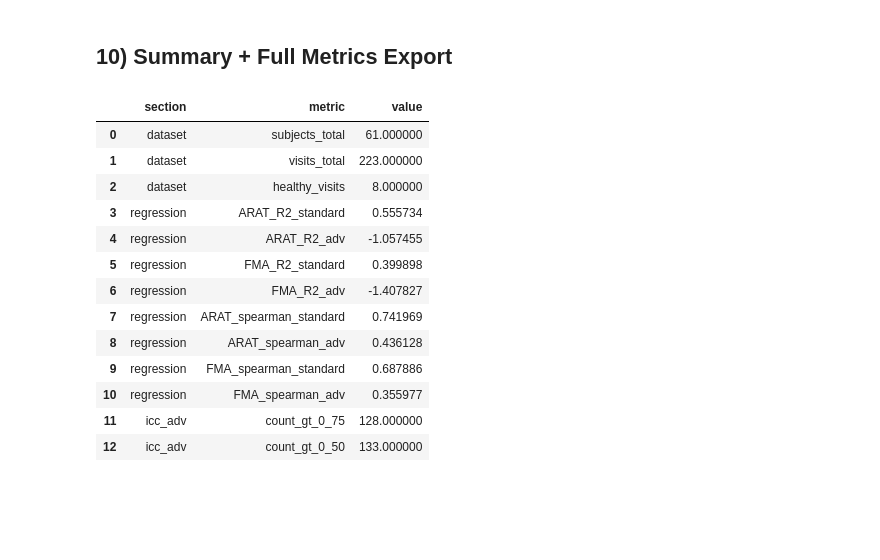
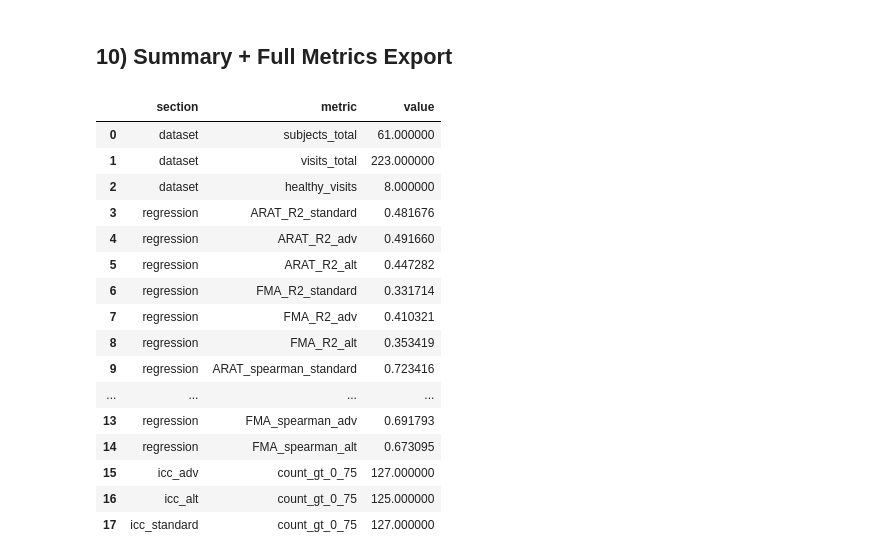
Before and after one commit to vpk-11/690r-project, a Jupyter notebook: biopm_irb_analysis.ipynb, the cells around one changed output. Drawn from its saved outputs; the diff is of its cells as text; code cells hidden in the pictures; blank space fills up the shorter version.

```diff
--- a/biopm_irb_analysis.ipynb
+++ b/biopm_irb_analysis.ipynb
@@ -21,7 +19,9 @@ sys.path.insert(0, BIOPM_ROOT)
 
 STD_LEGACY = "features/biopm_features_legacy_schema.npz"
 ADV_LEGACY = "features/biopm_features_legacy_schema_adv.npz"
+ALT_LEGACY = "features/biopm_features_legacy_schema_alt.npz"
 ADV_WIN    = "features/biopm_features_adv.npz"
+ALT_WIN    = "features/biopm_features_alt.npz"
 RESULTS    = "outputs"
 os.makedirs(f"{RESULTS}/figures", exist_ok=True)
 os.makedirs(f"{RESULTS}/metrics", exist_ok=True)
@@ -78,13 +78,15 @@ def load_legacy(path):
 
 def quality(name, X):
     print(f"{name}: shape={X.shape}, NaN={np.isnan(X).sum()}, zero_rows={(np.abs(X)<1e-8).all(axis=1).sum()}")
-    print(f"  acc mean [0:64]  abs={np.abs(X[:,0:64]).mean():.5f}")
+    print(f"  acc mean [0:64]   abs={np.abs(X[:,0:64]).mean():.5f}")
     print(f"  acc std  [64:128] abs={np.abs(X[:,64:128]).mean():.5f}")
     print(f"  grav     [128:]   abs={np.abs(X[:,128:]).mean():.5f}")
 
 std = load_legacy(STD_LEGACY)
 adv = load_legacy(ADV_LEGACY)
+alt = load_legacy(ALT_LEGACY)
 quality('Standard', std['X'])
 quality('Adv', adv['X'])
+quality('Alt', alt['X'])
 # %% [output]
 Standard: shape=(198, 1028), NaN=0, zero_rows=0
@@ -172,13 +178,25 @@ res_adv_fma  = loso_regression(adv['X'], adv['fma'],  adv['pids'], label='Adv ->
 res_adv_arat_pca = loso_regression_pca(adv['X'], adv['arat'], adv['pids'], label='Adv -> ARAT')
 res_adv_fma_pca  = loso_regression_pca(adv['X'], adv['fma'],  adv['pids'], label='Adv -> FMA')
 
-fig,ax=plt.subplots(1,2,figsize=(10,4))
-plot_pred(ax[0],res_adv_arat['y_true'],res_adv_arat['y_pred'],'Adv ARAT')
-plot_pred(ax[1],res_adv_fma['y_true'],res_adv_fma['y_pred'],'Adv FMA')
-plt.tight_layout(); plt.savefig('outputs/figures/regression_adv.png',dpi=150); plt.show()
+res_alt_arat = loso_regression(alt['X'], alt['arat'], alt['pids'], label='Alt -> ARAT')
+res_alt_fma  = loso_regression(alt['X'], alt['fma'],  alt['pids'], label='Alt -> FMA')
+res_alt_arat_pca = loso_regression_pca(alt['X'], alt['arat'], alt['pids'], label='Alt -> ARAT')
+res_alt_fma_pca  = loso_regression_pca(alt['X'], alt['fma'],  alt['pids'], label='Alt -> FMA')
+
+fig,ax=plt.subplots(2,2,figsize=(10,8))
+plot_pred(ax[0,0],res_adv_arat['y_true'],res_adv_arat['y_pred'],'Adv ARAT')
+plot_pred(ax[0,1],res_adv_fma['y_true'],res_adv_fma['y_pred'],'Adv FMA')
+plot_pred(ax[1,0],res_alt_arat['y_true'],res_alt_arat['y_pred'],'Alt ARAT')
+plot_pred(ax[1,1],res_alt_fma['y_true'],res_alt_fma['y_pred'],'Alt FMA')
+plt.tight_layout(); plt.savefig('outputs/figures/regression_adv_alt.png',dpi=150); plt.show()
 
 pd.DataFrame([
     {'target':'ARAT','pipeline':'Adv','r2':res_adv_arat['r2'],'rmse':res_adv_arat['rmse'],'spearman_r':res_adv_arat['spearman_r']},
     {'target':'FMA','pipeline':'Adv','r2':res_adv_fma['r2'],'rmse':res_adv_fma['rmse'],'spearman_r':res_adv_fma['spearman_r']},
 ]).to_csv('outputs/metrics/regression_adv.csv',index=False)
+
+pd.DataFrame([
+    {'target':'ARAT','pipeline':'Alt','r2':res_alt_arat['r2'],'rmse':res_alt_arat['rmse'],'spearman_r':res_alt_arat['spearman_r']},
+    {'target':'FMA','pipeline':'Alt','r2':res_alt_fma['r2'],'rmse':res_alt_fma['rmse'],'spearman_r':res_alt_fma['spearman_r']},
+]).to_csv('outputs/metrics/regression_alt.csv',index=False)
 # %% [output]
@@ -359,17 +394,19 @@ def icc_profile(Xe,Xo):
 
 icc_adv=icc_profile(adv['Xe'],adv['Xo'])
 icc_std=icc_profile(std['Xe'],std['Xo'])
+icc_alt=icc_profile(alt['Xe'],alt['Xo'])
 
 pd.DataFrame({'dim':np.arange(1028),'icc':icc_adv}).to_csv('outputs/metrics/icc_adv.csv',index=False)
 pd.DataFrame({'dim':np.arange(1028),'icc':icc_std}).to_csv('outputs/metrics/icc_standard.csv',index=False)
+pd.DataFrame({'dim':np.arange(1028),'icc':icc_alt}).to_csv('outputs/metrics/icc_alt.csv',index=False)
 
 print('Adv ICC >0.75:',int((icc_adv>0.75).sum()),'/1028')
-print('Adv ICC 0.5-0.75:',int(((icc_adv>0.5)&(icc_adv<=0.75)).sum()),'/1028')
-print('Adv ICC <=0.5:',int((icc_adv<=0.5).sum()),'/1028')
+print('Alt ICC >0.75:',int((icc_alt>0.75).sum()),'/1028')
 
 fig,ax=plt.subplots(figsize=(8,4))
-sns.histplot(icc_adv,bins=40,ax=ax,color='tab:blue',alpha=0.7,label='Adv')
-sns.histplot(icc_std,bins=40,ax=ax,color='tab:orange',alpha=0.5,label='Standard')
+sns.histplot(icc_adv,bins=40,ax=ax,color='tab:blue',alpha=0.6,label='Adv')
+sns.histplot(icc_alt,bins=40,ax=ax,color='tab:green',alpha=0.5,label='Alt')
+sns.histplot(icc_std,bins=40,ax=ax,color='tab:orange',alpha=0.4,label='Standard')
 ax.legend(); ax.set_title('ICC distribution (3,1)');
 plt.tight_layout(); plt.savefig('outputs/figures/icc_distribution.png',dpi=150); plt.show()
 # %% [output]
@@ -382,34 +418,42 @@ Adv ICC <=0.5: 895 /1028
 # %%
 summary_rows=[
     {'section':'dataset','metric':'subjects_total','value':int(clin_df.subject.nunique())},
     {'section':'dataset','metric':'visits_total','value':int(len(clin_df))},
     {'section':'dataset','metric':'healthy_visits','value':int(((clin_df.ARAT==57)&(clin_df.FMA==66)).sum())},
     {'section':'regression','metric':'ARAT_R2_standard','value':res_std_arat['r2']},
     {'section':'regression','metric':'ARAT_R2_adv','value':res_adv_arat['r2']},
+    {'section':'regression','metric':'ARAT_R2_alt','value':res_alt_arat['r2']},
     {'section':'regression','metric':'FMA_R2_standard','value':res_std_fma['r2']},
     {'section':'regression','metric':'FMA_R2_adv','value':res_adv_fma['r2']},
+    {'section':'regression','metric':'FMA_R2_alt','value':res_alt_fma['r2']},
     {'section':'regression','metric':'ARAT_spearman_standard','value':res_std_arat['spearman_r']},
     {'section':'regression','metric':'ARAT_spearman_adv','value':res_adv_arat['spearman_r']},
+    {'section':'regression','metric':'ARAT_spearman_alt','value':res_alt_arat['spearman_r']},
     {'section':'regression','metric':'FMA_spearman_standard','value':res_std_fma['spearman_r']},
     {'section':'regression','metric':'FMA_spearman_adv','value':res_adv_fma['spearman_r']},
+    {'section':'regression','metric':'FMA_spearman_alt','value':res_alt_fma['spearman_r']},
     {'section':'icc_adv','metric':'count_gt_0_75','value':int((icc_adv>0.75).sum())},
-    {'section':'icc_adv','metric':'count_gt_0_50','value':int((icc_adv>0.50).sum())},
+    {'section':'icc_alt','metric':'count_gt_0_75','value':int((icc_alt>0.75).sum())},
+    {'section':'icc_standard','metric':'count_gt_0_75','value':int((icc_std>0.75).sum())},
 ]
 summary_df=pd.DataFrame(summary_rows)
 summary_df.to_csv('outputs/metrics/full_summary.csv',index=False)
 display(summary_df)
 # %% [output]
 |  | section | metric | value |
 | 0 | dataset | subjects_total | 61.000000 |
 | 1 | dataset | visits_total | 223.000000 |
 | 2 | dataset | healthy_visits | 8.000000 |
-| 3 | regression | ARAT_R2_standard | 0.555734 |
-| 4 | regression | ARAT_R2_adv | -1.057455 |
-| 5 | regression | FMA_R2_standard | 0.399898 |
-| 6 | regression | FMA_R2_adv | -1.407827 |
-| 7 | regression | ARAT_spearman_standard | 0.741969 |
-| 8 | regression | ARAT_spearman_adv | 0.436128 |
-| 9 | regression | FMA_spearman_standard | 0.687886 |
-| 10 | regression | FMA_spearman_adv | 0.355977 |
-| 11 | icc_adv | count_gt_0_75 | 128.000000 |
-| 12 | icc_adv | count_gt_0_50 | 133.000000 |
+| 3 | regression | ARAT_R2_standard | 0.481676 |
+| 4 | regression | ARAT_R2_adv | 0.491660 |
+| 5 | regression | ARAT_R2_alt | 0.447282 |
+| 6 | regression | FMA_R2_standard | 0.331714 |
+| 7 | regression | FMA_R2_adv | 0.410321 |
+| 8 | regression | FMA_R2_alt | 0.353419 |
+| 9 | regression | ARAT_spearman_standard | 0.723416 |
+| ... | ... | ... | ... |
+| 13 | regression | FMA_spearman_adv | 0.691793 |
+| 14 | regression | FMA_spearman_alt | 0.673095 |
+| 15 | icc_adv | count_gt_0_75 | 127.000000 |
+| 16 | icc_alt | count_gt_0_75 | 125.000000 |
+| 17 | icc_standard | count_gt_0_75 | 127.000000 |
```
Also changed, not shown: parts of 13 cells of this notebook, 26 other files.
